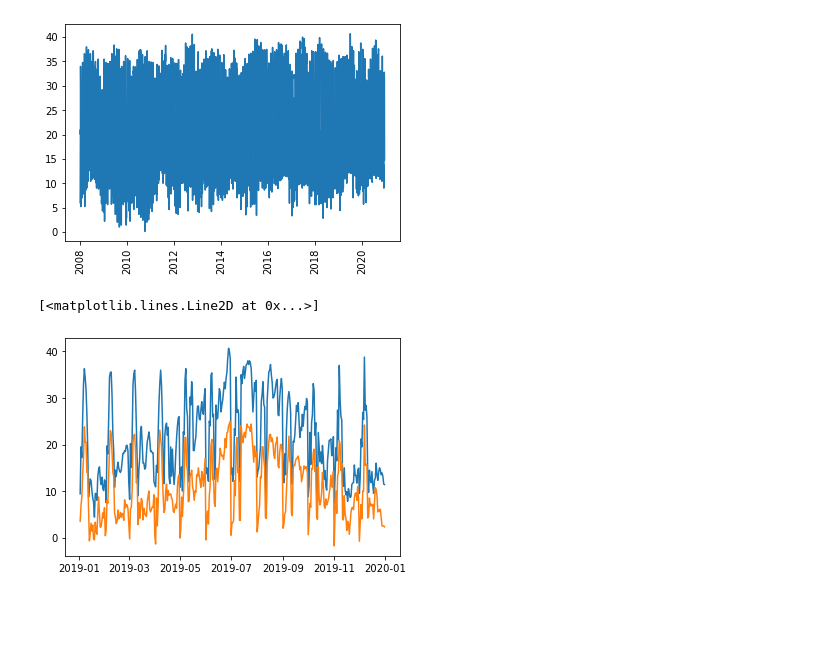
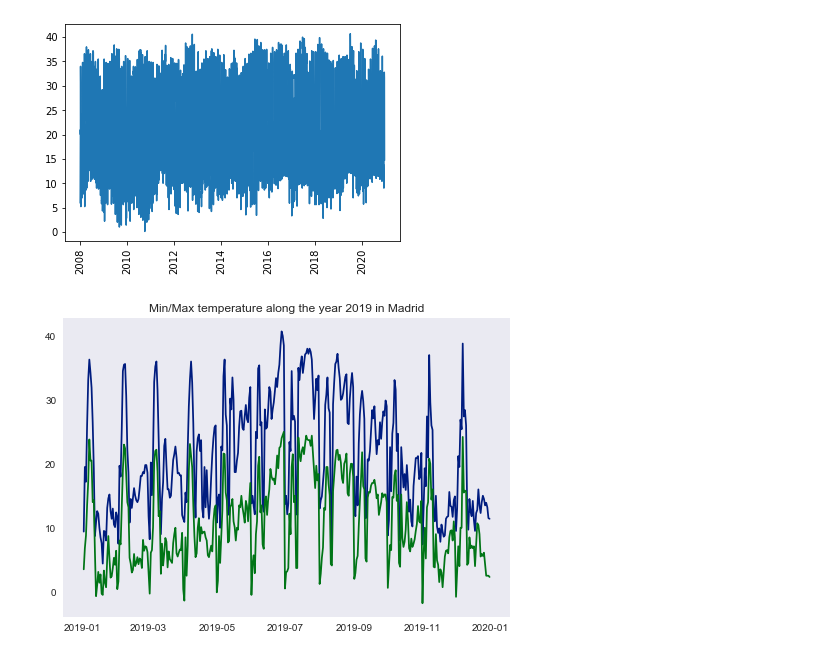
Before and after one commit to szingerpeter/ELTE_OST, a Jupyter notebook: weather/data-exploration.ipynb, the cells around one changed output. Drawn from its saved outputs; the diff is of its cells as text; code cells hidden in the pictures; blank space fills up the shorter version.

Commit message:
Plot weather data distribution

```diff
--- a/weather/data-exploration.ipynb
+++ b/weather/data-exploration.ipynb
@@ -35,12 +35,17 @@ plt.xticks(rotation='vertical')
         737425., 738156.]), <a list of 9 Text xticklabel objects>)
 [figure]
 # %%
+plt.style.use("seaborn-dark-palette")
+
 fig,ax = plt.subplots()
 
 df = df.loc[(df['date'] > datetime.datetime(2019, 1, 1)) & (df['date'] < datetime.datetime(2020, 1, 1))]
 
-ax.plot(df['date'], df['max'])
-ax.plot(df['date'], df['min'])
+ax.plot(df['date'], df['max'], label='max')
+ax.plot(df['date'], df['min'], label='min')
+
+plt.title("Min/Max temperature along the year 2019 in Madrid")
+
+plt.show()
 # %% [output]
-[<matplotlib.lines.Line2D at 0x...>]
-[figure, old version]
+[figure, new version]
```
Also changed, not shown: parts of 1 cell of this notebook.
